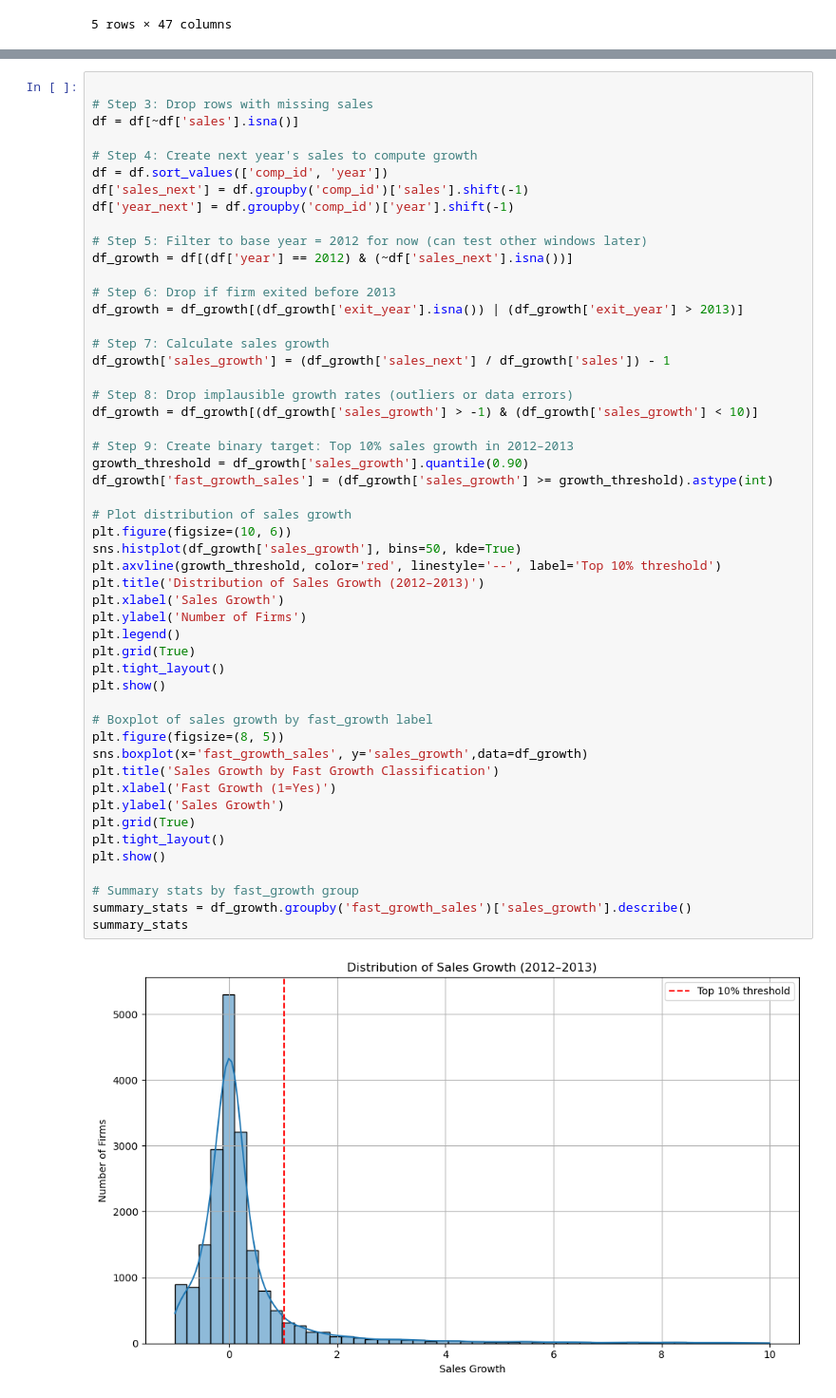
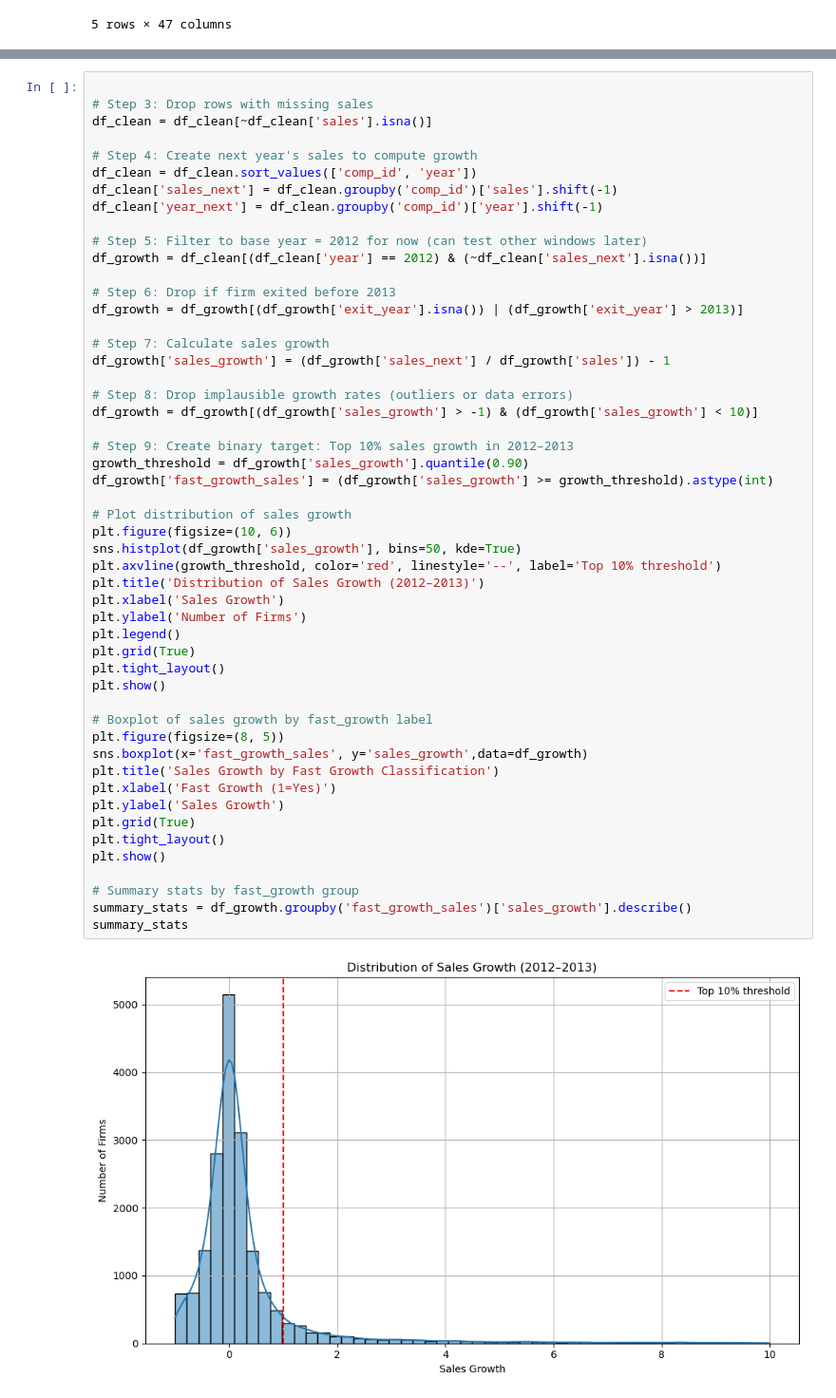
Before and after one commit to shirind76/Data_Analysis_3, a Jupyter notebook: A3/A3.ipynb, the cells around one changed output, grey strips where cells are left out. Shown: that part at 95% size. Saved outputs shown, nothing was run; the diff lists cells and outputs as text.

Commit message:
cleaning

```diff
--- a/A3/A3.ipynb
+++ b/A3/A3.ipynb
@@ -176,15 +176,15 @@ Percentage of 2012 firms eligible for CAGR: 84.38%
 # %%
 
 # Step 3: Drop rows with missing sales
-df = df[~df['sales'].isna()]
+df_clean = df_clean[~df_clean['sales'].isna()]
 
 # Step 4: Create next year's sales to compute growth
-df = df.sort_values(['comp_id', 'year'])
-df['sales_next'] = df.groupby('comp_id')['sales'].shift(-1)
-df['year_next'] = df.groupby('comp_id')['year'].shift(-1)
+df_clean = df_clean.sort_values(['comp_id', 'year'])
+df_clean['sales_next'] = df_clean.groupby('comp_id')['sales'].shift(-1)
+df_clean['year_next'] = df_clean.groupby('comp_id')['year'].shift(-1)
 
 # Step 5: Filter to base year = 2012 for now (can test other windows later)
-df_growth = df[(df['year'] == 2012) & (~df['sales_next'].isna())]
+df_growth = df_clean[(df_clean['year'] == 2012) & (~df_clean['sales_next'].isna())]
 
 # Step 6: Drop if firm exited before 2013
 df_growth = df_growth[(df_growth['exit_year'].isna()) | (df_growth['exit_year'] > 2013)]
@@ -198,34 +198,34 @@ df_growth = df_growth[(df_growth['sales_growth'] > -1) & (df_growth['sales_growt
 # Step 9: Create binary target: Top 10% sales growth in 2012–2013
 growth_threshold = df_growth['sales_growth'].quantile(0.90)
 df_growth['fast_growth_sales'] = (df_growth['sales_growth'] >= growth_threshold).astype(int)
 
 # Plot distribution of sales growth
 plt.figure(figsize=(10, 6))
 sns.histplot(df_growth['sales_growth'], bins=50, kde=True)
 plt.axvline(growth_threshold, color='red', linestyle='--', label='Top 10% threshold')
 plt.title('Distribution of Sales Growth (2012–2013)')
 plt.xlabel('Sales Growth')
 plt.ylabel('Number of Firms')
 plt.legend()
 plt.grid(True)
 plt.tight_layout()
 plt.show()
 
 # Boxplot of sales growth by fast_growth label
 plt.figure(figsize=(8, 5))
 sns.boxplot(x='fast_growth_sales', y='sales_growth',data=df_growth)
 plt.title('Sales Growth by Fast Growth Classification')
 plt.xlabel('Fast Growth (1=Yes)')
 plt.ylabel('Sales Growth')
 plt.grid(True)
 plt.tight_layout()
 plt.show()
 
 # Summary stats by fast_growth group
 summary_stats = df_growth.groupby('fast_growth_sales')['sales_growth'].describe()
 summary_stats
 # %% [output]
-[figure, old version]
+[figure, new version]
 [figure]
 |  | count | mean | std | min | 25% | 50% | 75% | max |
 | fast_growth_sales |  |  |  |  |  |  |  |  |
```
Also changed, not shown: parts of 5 cells of this notebook.
